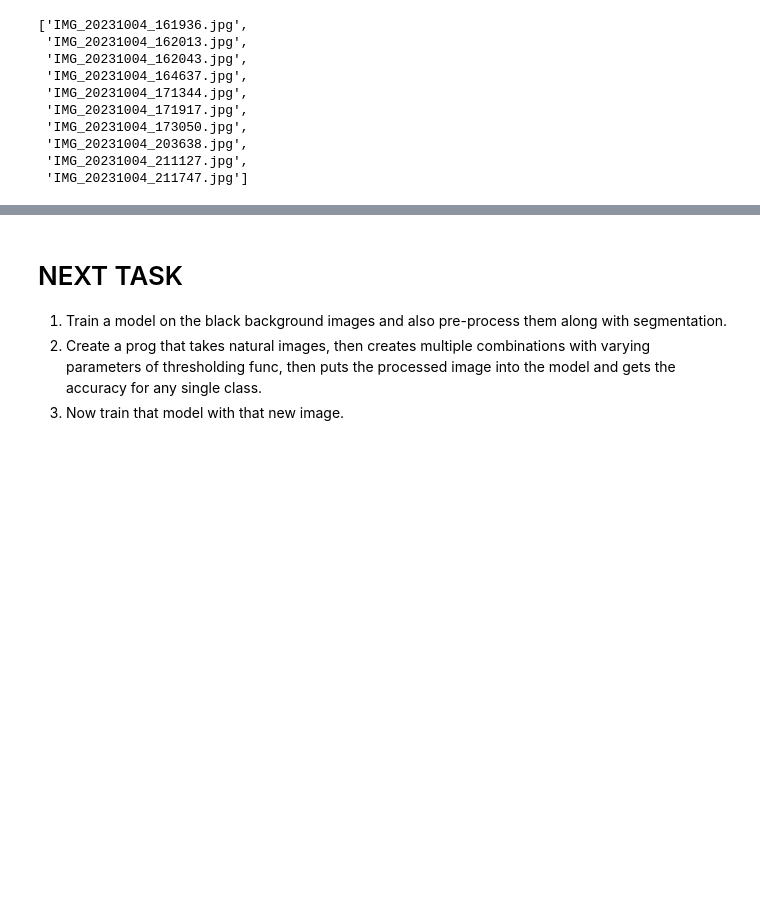
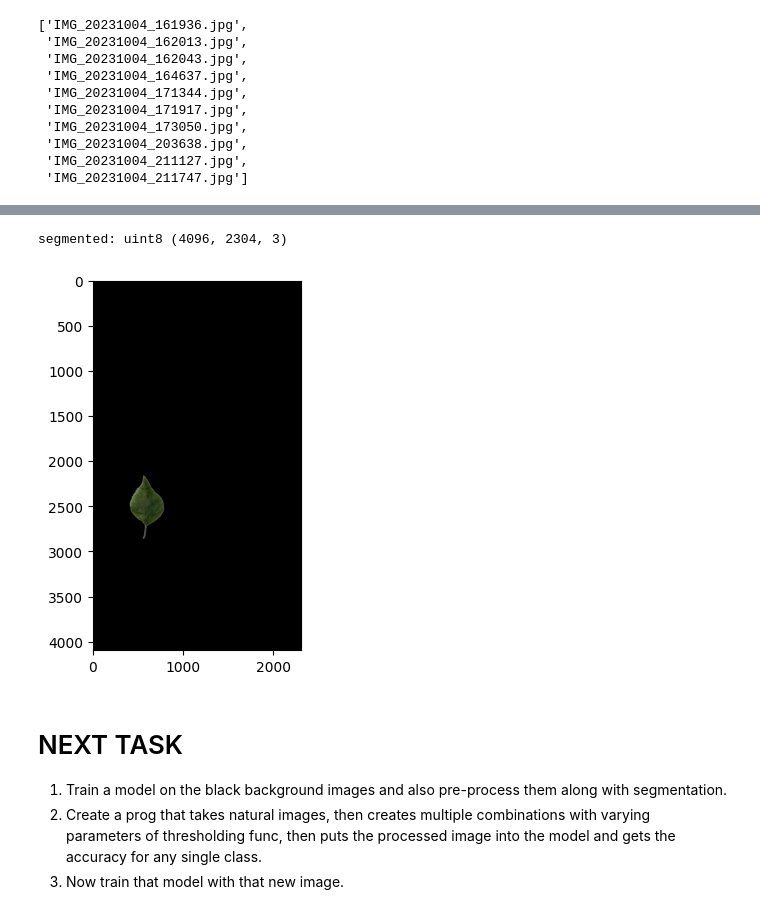
Before and after one commit to Yash-Koshti/Leaf_Species_Detection, a Jupyter notebook: Leaf_Image_Preprocessing.ipynb, the cells around one changed output, grey strips where cells are left out. Cells and saved outputs as stored; diff of their text form; code cells hidden in the pictures; blank space fills up the shorter version.

```diff
--- a/Leaf_Image_Preprocessing.ipynb
+++ b/Leaf_Image_Preprocessing.ipynb
@@ -203,3 +272,11 @@ for image in image_blackBG_lst:
+# %%
+print('segmented:', segmented.dtype, segmented.shape, '\n')
+
+plt.imshow(segmented, cmap='BrBG')
+plt.show()
+# %% [output]
+segmented: uint8 (4096, 2304, 3)
+[figure, added]
 # %% [markdown]
 # NEXT TASK
 
```
Also changed, not shown: parts of 18 cells of this notebook, 52 other files.
